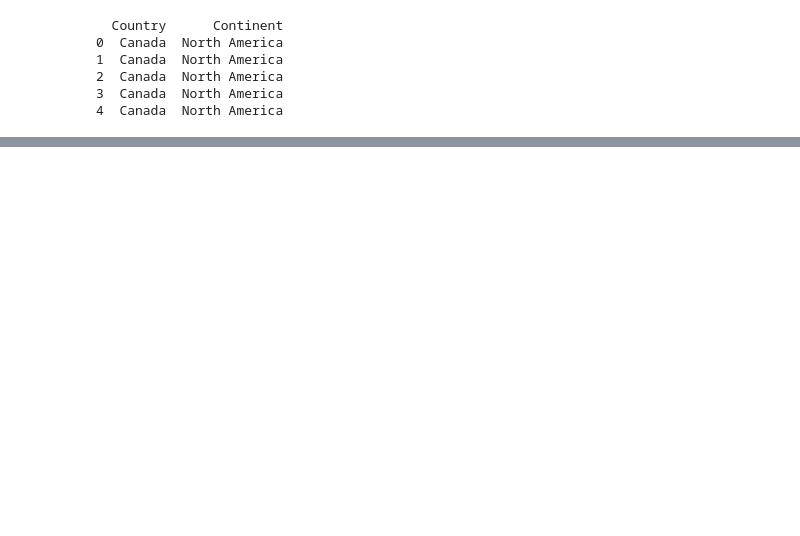
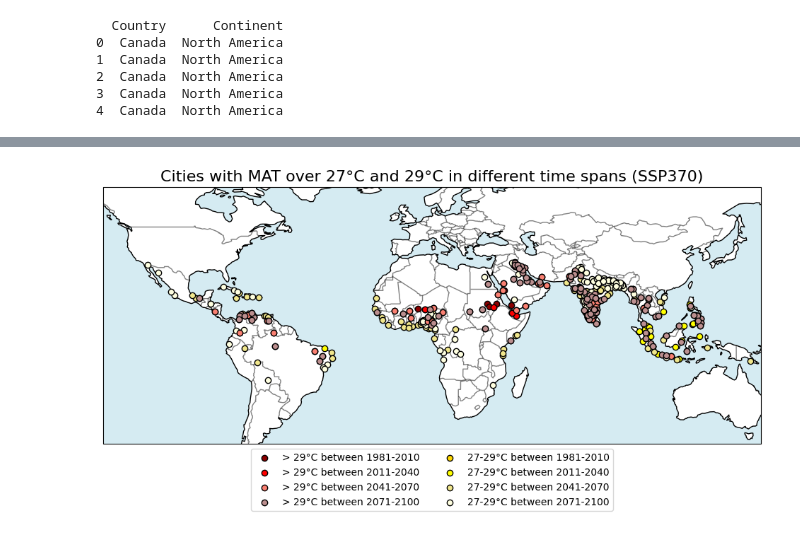
Before and after one commit to johnfriesen/Urban-Climate-Scenarios, a Jupyter notebook: analyse_data.ipynb, the cells around one changed output, grey strips where cells are left out. Drawn from its saved outputs; the diff is of its cells as text; code cells hidden in the pictures; blank space fills up the shorter version.

```diff
--- a/analyse_data.ipynb
+++ b/analyse_data.ipynb
@@ -806,0 +1315,86 @@ plt.show()
+# %%
+import cartopy.crs as ccrs
+import cartopy.feature as cfeature
+import matplotlib.pyplot as plt
+import pandas as pd
+
+# Filter on only 'tas'
+result_df_tas = merged_with_shape[merged_with_shape['Temp_Type'] == 'tas']
+
+# Calculate the mean temperature per city over the various pixels for each period
+mean_temps_per_city = result_df_tas.groupby('City').agg({
+    'x-Koord': 'median',
+    'y-Koord': 'median',
+    'Temp_1981_2010': 'mean',
+    'Temp_2011_2040': 'mean',
+    'Temp_2041_2070': 'mean',
+    'Temp_2071_2100': 'mean',
+}).reset_index()
+
+# Determine a bounding box for the cities with a smaller margin (e.g., 2°)
+margin = 2  # Reduced margin for closer zoom
+min_lon = mean_temps_per_city['x-Koord'].min() - margin
+max_lon = mean_temps_per_city['x-Koord'].max() + margin
+min_lat = mean_temps_per_city['y-Koord'].min() - margin
+max_lat = mean_temps_per_city['y-Koord'].max() + margin
+
+# Define city groups based on temperature thresholds
+cities_over_29_1981_2010 = mean_temps_per_city[mean_temps_per_city['Temp_1981_2010'] > 29]
+cities_over_29_2011_2040 = mean_temps_per_city[(mean_temps_per_city['Temp_2011_2040'] > 29) & (mean_temps_per_city['Temp_1981_2010'] <= 29)]
+cities_over_29_2041_2070 = mean_temps_per_city[(mean_temps_per_city['Temp_2041_2070'] > 29) & (mean_temps_per_city['Temp_2011_2040'] <= 29)]
+cities_over_29_2071_2100 = mean_temps_per_city[(mean_temps_per_city['Temp_2071_2100'] > 29) & (mean_temps_per_city['Temp_2041_2070'] <= 29)]
+
+cities_27_29_1981_2010 = mean_temps_per_city[(mean_temps_per_city['Temp_1981_2010'] >= 27) & (mean_temps_per_city['Temp_1981_2010'] <= 29)]
+cities_27_29_2011_2040 = mean_temps_per_city[(mean_temps_per_city['Temp_2011_2040'] >= 27) & (mean_temps_per_city['Temp_2011_2040'] <= 29) & (mean_temps_per_city['Temp_1981_2010'] < 27)]
+cities_27_29_2041_2070 = mean_temps_per_city[(mean_temps_per_city['Temp_2041_2070'] >= 27) & (mean_temps_per_city['Temp_2041_2070'] <= 29) & (mean_temps_per_city['Temp_2011_2040'] < 27)]
+cities_27_29_2071_2100 = mean_temps_per_city[(mean_temps_per_city['Temp_2071_2100'] >= 27) & (mean_temps_per_city['Temp_2071_2100'] <= 29) & (mean_temps_per_city['Temp_2041_2070'] < 27)]
+
+# Create a map with Cartopy
+fig = plt.figure(figsize=(12, 6))
+ax = plt.axes(projection=ccrs.PlateCarree())
+
+# Set extent to focus on the cities (plus the reduced margin)
+ax.set_extent([min_lon+25, max_lon-25, min_lat, max_lat], crs=ccrs.PlateCarree())
+
+# Draw coastlines and borders
+ax.coastlines()
+ax.add_feature(cfeature.OCEAN, facecolor='lightblue', alpha=0.5)
+ax.add_feature(cfeature.BORDERS, linestyle='-', alpha=0.5)
+
+# Plot cities > 29°C in various red tones
+ax.scatter(cities_over_29_1981_2010['x-Koord'], cities_over_29_1981_2010['y-Koord'],
+           color='darkred', edgecolor='black',
+           label='> 29°C between 1981-2010', transform=ccrs.PlateCarree(), zorder=5)
+ax.scatter(cities_over_29_2011_2040['x-Koord'], cities_over_29_2011_2040['y-Koord'],
+           color='red', edgecolor='black',
+           label='> 29°C between 2011-2040', transform=ccrs.PlateCarree(), zorder=5)
+ax.scatter(cities_over_29_2041_2070['x-Koord'], cities_over_29_2041_2070['y-Koord'],
+           color='salmon', edgecolor='black',
+           label='> 29°C between 2041-2070', transform=ccrs.PlateCarree(), zorder=5)
+ax.scatter(cities_over_29_2071_2100['x-Koord'], cities_over_29_2071_2100['y-Koord'],
+           color='rosybrown', edgecolor='black',
+           label='> 29°C between 2071-2100', transform=ccrs.PlateCarree(), zorder=5)
+
+# Plot cities between 27°C and 29°C in different yellow/green tones
+ax.scatter(cities_27_29_1981_2010['x-Koord'], cities_27_29_1981_2010['y-Koord'],
+           color='gold', edgecolor='black',
+           label='27-29°C between 1981-2010', transform=ccrs.PlateCarree(), zorder=4)
+ax.scatter(cities_27_29_2011_2040['x-Koord'], cities_27_29_2011_2040['y-Koord'],
+           color='yellow', edgecolor='black',
+           label='27-29°C between 2011-2040', transform=ccrs.PlateCarree(), zorder=4)
+ax.scatter(cities_27_29_2041_2070['x-Koord'], cities_27_29_2041_2070['y-Koord'],
+           color='khaki', edgecolor='black',
+           label='27-29°C between 2041-2070', transform=ccrs.PlateCarree(), zorder=4)
+ax.scatter(cities_27_29_2071_2100['x-Koord'], cities_27_29_2071_2100['y-Koord'],
+           color='lightyellow', edgecolor='black',
+           label='27-29°C between 2071-2100', transform=ccrs.PlateCarree(), zorder=4)
+
+# Place the legend below the map in a 4x2 matrix (4 columns, 2 rows)
+plt.legend(bbox_to_anchor=(0.5, 0), loc='upper center', ncol=2, fontsize=10)
+
+# Add a title
+plt.title('Cities with MAT over 27°C and 29°C in different time spans (SSP370)', fontsize=16)
+
+plt.show()
+# %% [output]
+[figure, added]
```
Also changed, not shown: parts of 16 cells of this notebook, 19 other files.
